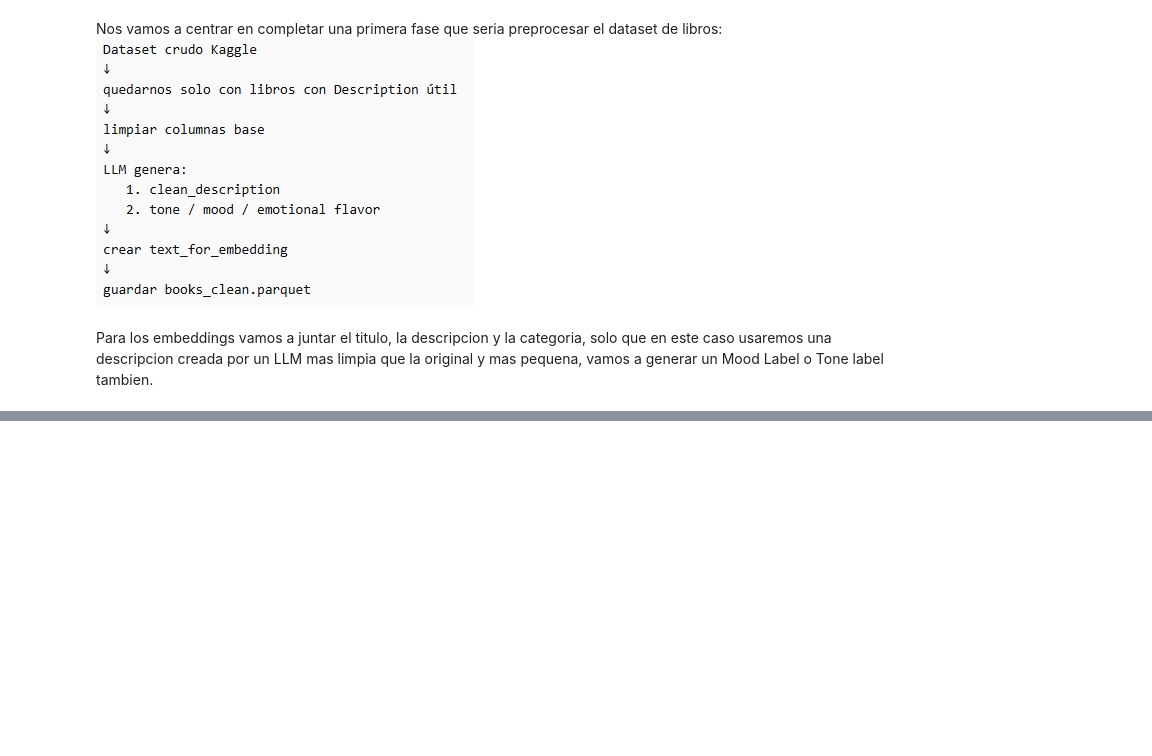
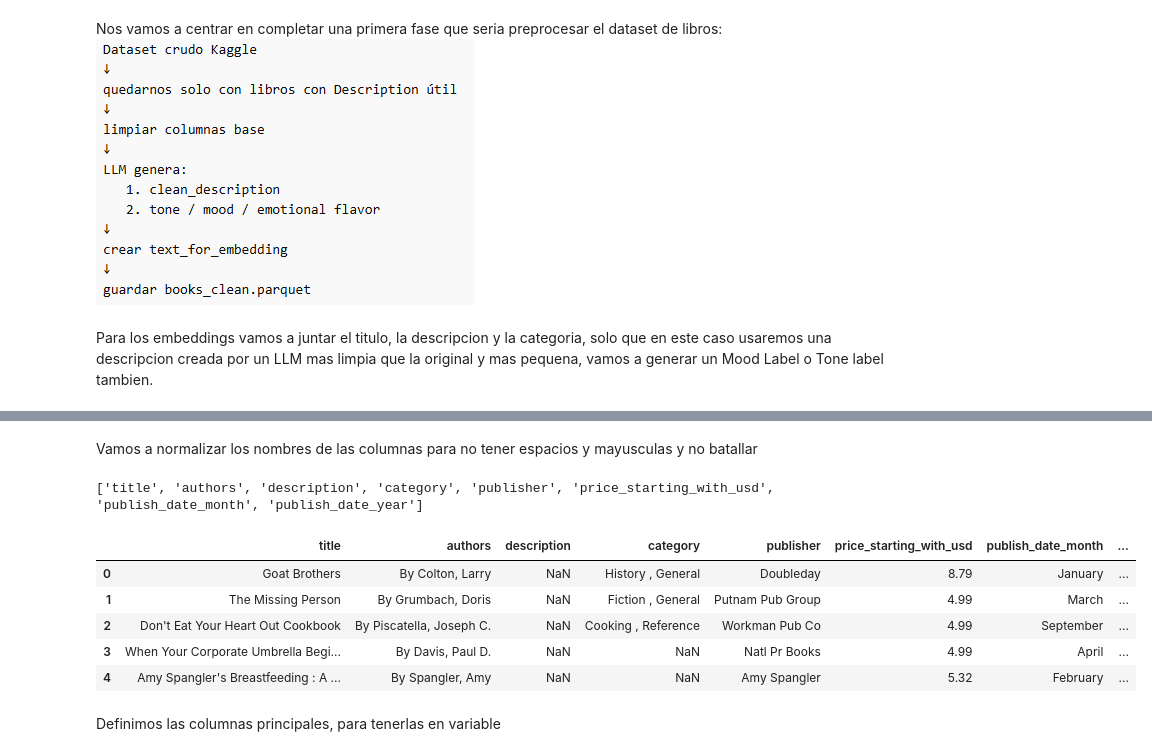
Before and after one commit to HiramZ04/Cal-State-UMAP_Clustering, a Jupyter notebook: Final_Notebook.ipynb, the cells around one changed output, grey strips where cells are left out. Cells and saved outputs as stored; diff of their text form; code cells hidden in the pictures; blank space fills up the shorter version.

```diff
--- a/Final_Notebook.ipynb
+++ b/Final_Notebook.ipynb
@@ -7,0 +65,27 @@ Para los embeddings vamos a juntar el titulo, la descripcion y la categoria, sol
+# %% [markdown]
+Vamos a normalizar los nombres de las columnas para no tener espacios y mayusculas y no batallar
+# %%
+df = df_raw.copy()
+
+df.columns = (
+    df.columns
+    .str.strip()
+    .str.lower()
+    .str.replace(" ", "_")
+    .str.replace("(", "", regex=False)
+    .str.replace(")", "", regex=False)
+    .str.replace("$", "usd", regex=False)
+)
+
+print(df.columns.tolist())
+df.head()
+# %% [output]
+['title', 'authors', 'description', 'category', 'publisher', 'price_starting_with_usd', 'publish_date_month', 'publish_date_year']
+|  | title | authors | description | category | publisher | price_starting_with_usd | publish_date_month | ... |
+| 0 | Goat Brothers | By Colton, Larry | NaN | History , General | Doubleday | 8.79 | January | ... |
+| 1 | The Missing Person | By Grumbach, Doris | NaN | Fiction , General | Putnam Pub Group | 4.99 | March | ... |
+| 2 | Don't Eat Your Heart Out Cookbook | By Piscatella, Joseph C. | NaN | Cooking , Reference | Workman Pub Co | 4.99 | September | ... |
+| 3 | When Your Corporate Umbrella Begi... | By Davis, Paul D. | NaN | NaN | Natl Pr Books | 4.99 | April | ... |
+| 4 | Amy Spangler's Breastfeeding : A ... | By Spangler, Amy | NaN | NaN | Amy Spangler | 5.32 | February | ... |
+# %% [markdown]
+Definimos las columnas principales, para tenerlas en variable
```
Also changed, not shown: parts of 21 cells of this notebook.
